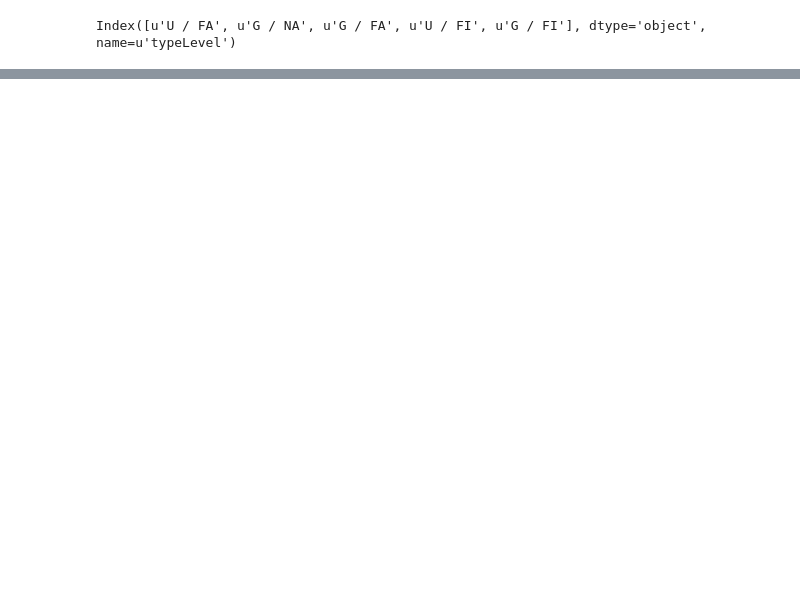
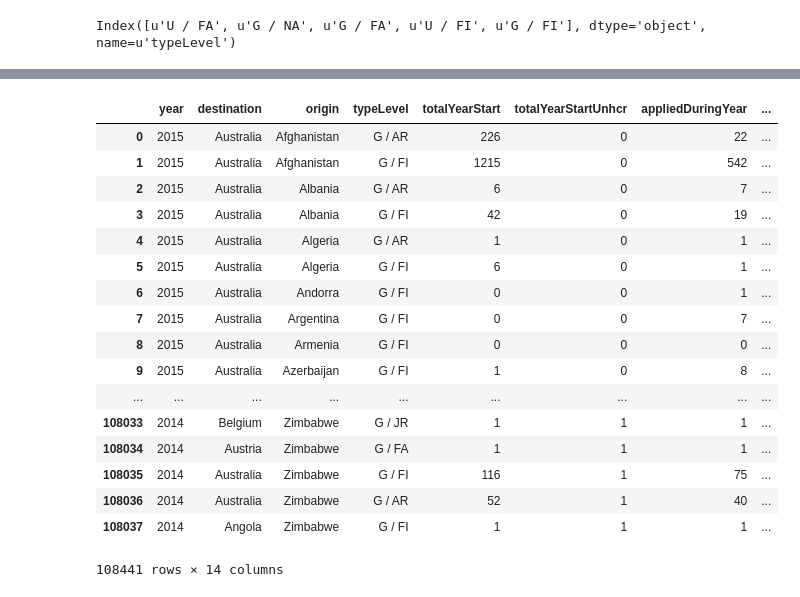
Before and after one commit to kebuhcah/DataViz0, a Jupyter notebook: story1data/unhcr_stats.ipynb, the cells around one changed output, grey strips where cells are left out. Drawn from its saved outputs; the diff is of its cells as text; code cells hidden in the pictures; blank space fills up the shorter version.

```diff
--- a/story1data/unhcr_stats.ipynb
+++ b/story1data/unhcr_stats.ipynb
@@ -98,0 +229,21 @@ t.groupby(['year'])['appliedDuringYear'].sum().plot.line()
+# %%
+AsylumHistory
+# %% [output]
+|  | year | destination | origin | typeLevel | totalYearStart | totalYearStartUnhcr | appliedDuringYear | ... |
+| 0 | 2015 | Australia | Afghanistan | G / AR | 226 | 0 | 22 | ... |
+| 1 | 2015 | Australia | Afghanistan | G / FI | 1215 | 0 | 542 | ... |
+| 2 | 2015 | Australia | Albania | G / AR | 6 | 0 | 7 | ... |
+| 3 | 2015 | Australia | Albania | G / FI | 42 | 0 | 19 | ... |
+| 4 | 2015 | Australia | Algeria | G / AR | 1 | 0 | 1 | ... |
+| 5 | 2015 | Australia | Algeria | G / FI | 6 | 0 | 1 | ... |
+| 6 | 2015 | Australia | Andorra | G / FI | 0 | 0 | 1 | ... |
+| 7 | 2015 | Australia | Argentina | G / FI | 0 | 0 | 7 | ... |
+| 8 | 2015 | Australia | Armenia | G / FI | 0 | 0 | 0 | ... |
+| 9 | 2015 | Australia | Azerbaijan | G / FI | 1 | 0 | 8 | ... |
+| ... | ... | ... | ... | ... | ... | ... | ... | ... |
+| 108033 | 2014 | Belgium | Zimbabwe | G / JR | 1 | 1 | 1 | ... |
+| 108034 | 2014 | Austria | Zimbabwe | G / FA | 1 | 1 | 1 | ... |
+| 108035 | 2014 | Australia | Zimbabwe | G / FI | 116 | 1 | 75 | ... |
+| 108036 | 2014 | Australia | Zimbabwe | G / AR | 52 | 1 | 40 | ... |
+| 108037 | 2014 | Angola | Zimbabwe | G / FI | 1 | 1 | 1 | ... |
+108441 rows × 14 columns
```
Also changed, not shown: parts of 9 cells of this notebook, 3 other files.
